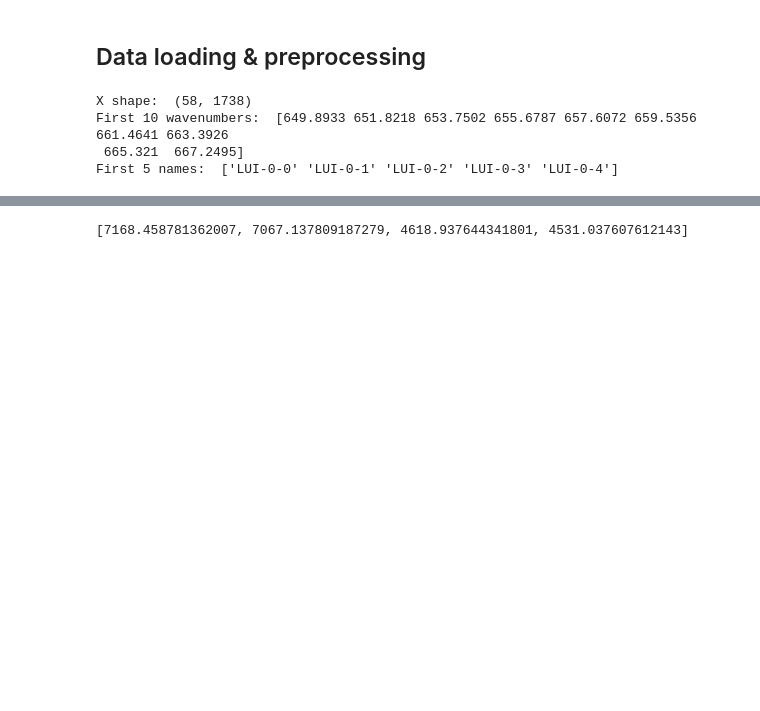
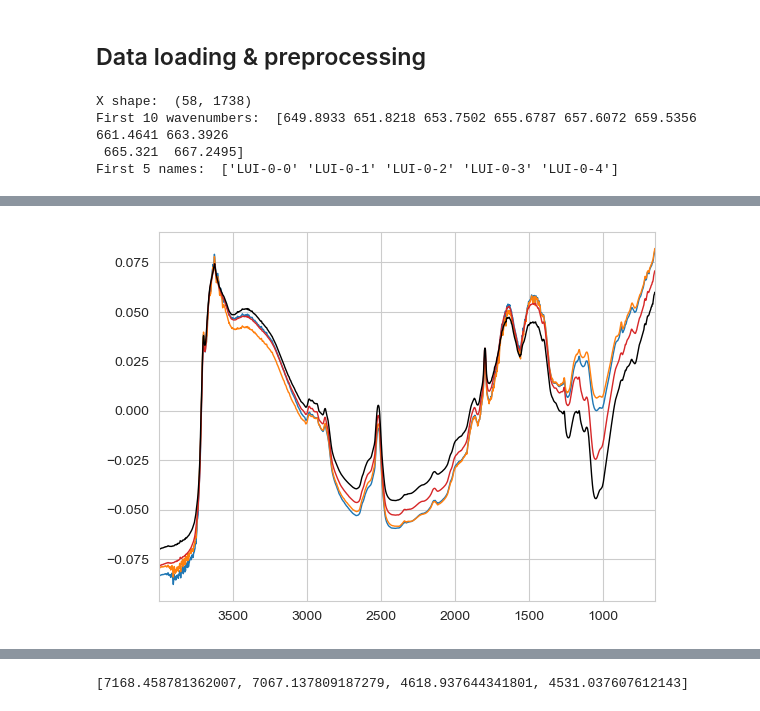
Before and after one commit to franckalbinet/lssm, a Jupyter notebook: nbs/paper/kex-spiking.ipynb, the cells around one changed output, grey strips where cells are left out. Saved outputs shown, nothing was run; the diff lists cells and outputs as text; code cells hidden in the pictures; blank space fills up the shorter version.

```diff
--- a/nbs/paper/kex-spiking.ipynb
+++ b/nbs/paper/kex-spiking.ipynb
@@ -12,6 +12,12 @@ The autoreload extension is already loaded. To reload it, use:
 ## Imports
 # %%
 from pathlib import Path
+
+import numpy as np
+import pandas as pd
+
+import seaborn as sns
+import matplotlib.pyplot as plt
 
 from sklearn.pipeline import Pipeline
 from lssm.loading import load_nir_kex_spike, load_mir_kex_spike
@@ -23,6 +29,9 @@ from lssm.visualization import plot_spectra
 
 from sklearn.decomposition import PCA, KernelPCA
 
+sns.set_style("whitegrid")
+
+
 import warnings
 warnings.filterwarnings('ignore')
 # %%
@@ -50,0 +88,16 @@ First 5 names:  ['LUI-0-0' 'LUI-0-1' 'LUI-0-2' 'LUI-0-3' 'LUI-0-4']
+# %%
+def mean_replicates(X, names, substring):
+    return X[[substring in name for name in names],:].mean(axis=0)
+# %%
+# 'TM4.1', ‘SPA1', 'LUI'
+substring  = 'SPA1'
+X0, X1, X2, X3 = [mean_replicates(X_t, names, f'{substring}-{idx}') for idx in [0, 1, 2, 3]]
+
+_min, _max = np.min(wavenumbers), np.max(wavenumbers)
+plt.xlim(_max, _min)
+sns.lineplot(x=wavenumbers, y=X0, lw=1, c='tab:blue')
+sns.lineplot(x=wavenumbers, y=X1, lw=1, c='tab:orange')
+sns.lineplot(x=wavenumbers, y=X2, lw=1, c='tab:red')
+sns.lineplot(x=wavenumbers, y=X3, lw=1, c='black');
+# %% [output]
+[figure, added]
```
Also changed, not shown: parts of 44 cells of this notebook, 25 other files.
